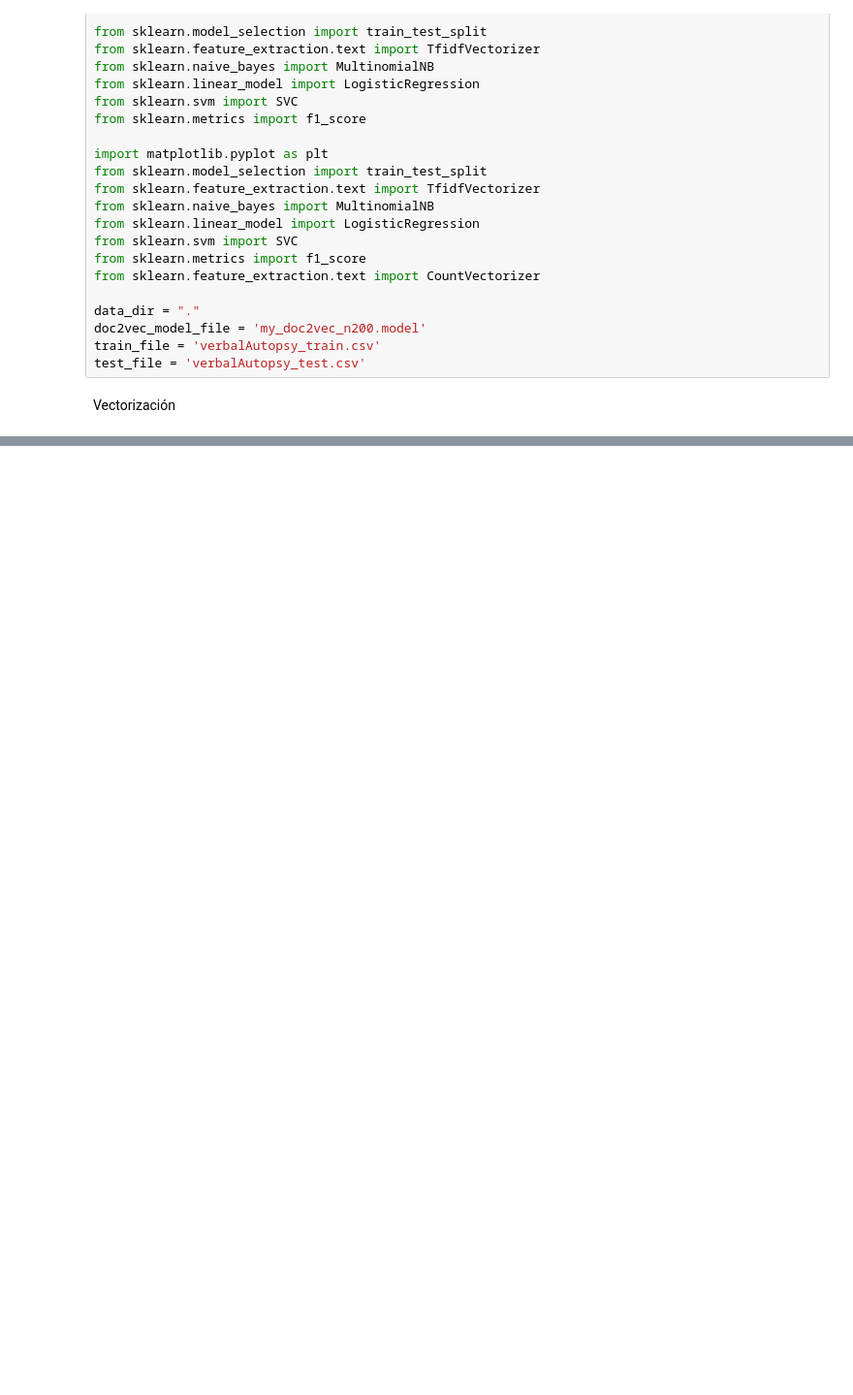
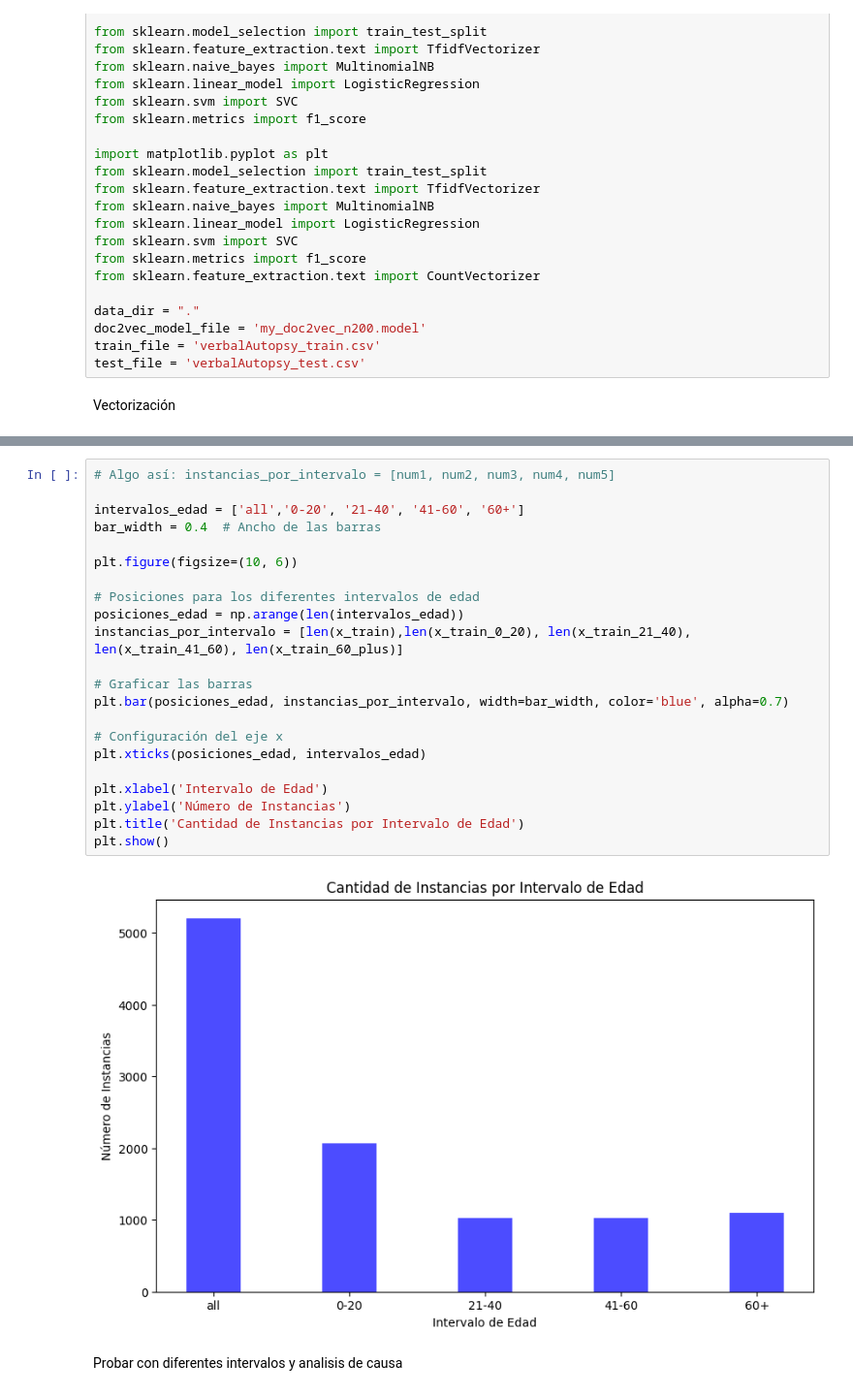
Before and after one commit to Strawberryai/Mineria_de_datos, a Jupyter notebook: proyecto/segmentacion_edades.ipynb, the cells around one changed output, grey strips where cells are left out. Shown at 97% size. Cells and saved outputs as stored; diff of their text form; blank space fills up the shorter version.

```diff
--- a/proyecto/segmentacion_edades.ipynb
+++ b/proyecto/segmentacion_edades.ipynb
@@ -283,0 +196,26 @@ ValueError: x and y must have same first dimension, but have shapes (4,) and (5,
+# %%
+# Algo así: instancias_por_intervalo = [num1, num2, num3, num4, num5]
+
+intervalos_edad = ['all','0-20', '21-40', '41-60', '60+']
+bar_width = 0.4  # Ancho de las barras
+
+plt.figure(figsize=(10, 6))
+
+# Posiciones para los diferentes intervalos de edad
+posiciones_edad = np.arange(len(intervalos_edad))
+instancias_por_intervalo = [len(x_train),len(x_train_0_20), len(x_train_21_40), len(x_train_41_60), len(x_train_60_plus)]
+
+# Graficar las barras
+plt.bar(posiciones_edad, instancias_por_intervalo, width=bar_width, color='blue', alpha=0.7)
+
+# Configuración del eje x
+plt.xticks(posiciones_edad, intervalos_edad)
+
+plt.xlabel('Intervalo de Edad')
+plt.ylabel('Número de Instancias')
+plt.title('Cantidad de Instancias por Intervalo de Edad')
+plt.show()
+# %% [output]
+[figure, added]
+# %% [markdown]
+Probar con diferentes intervalos y analisis de causa
```
Also changed, not shown: parts of 5 cells of this notebook.
